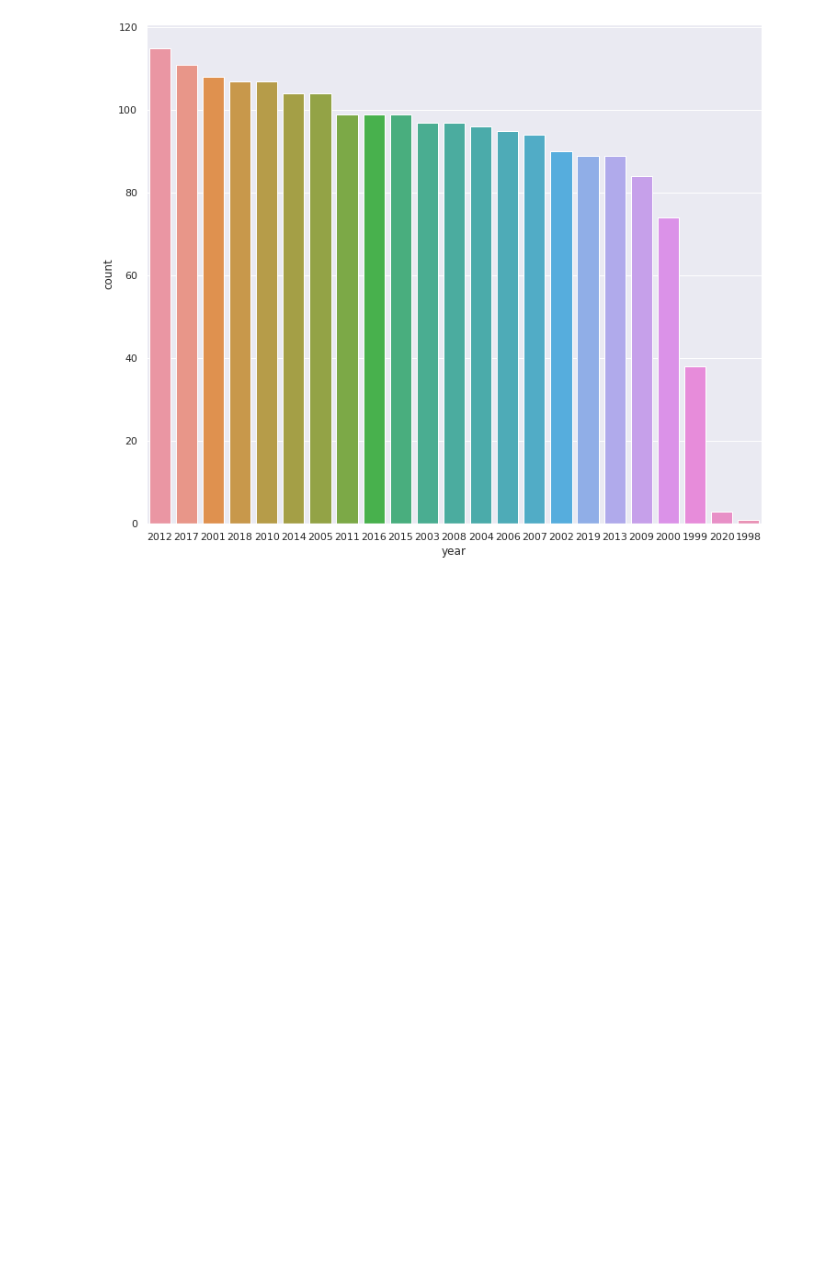
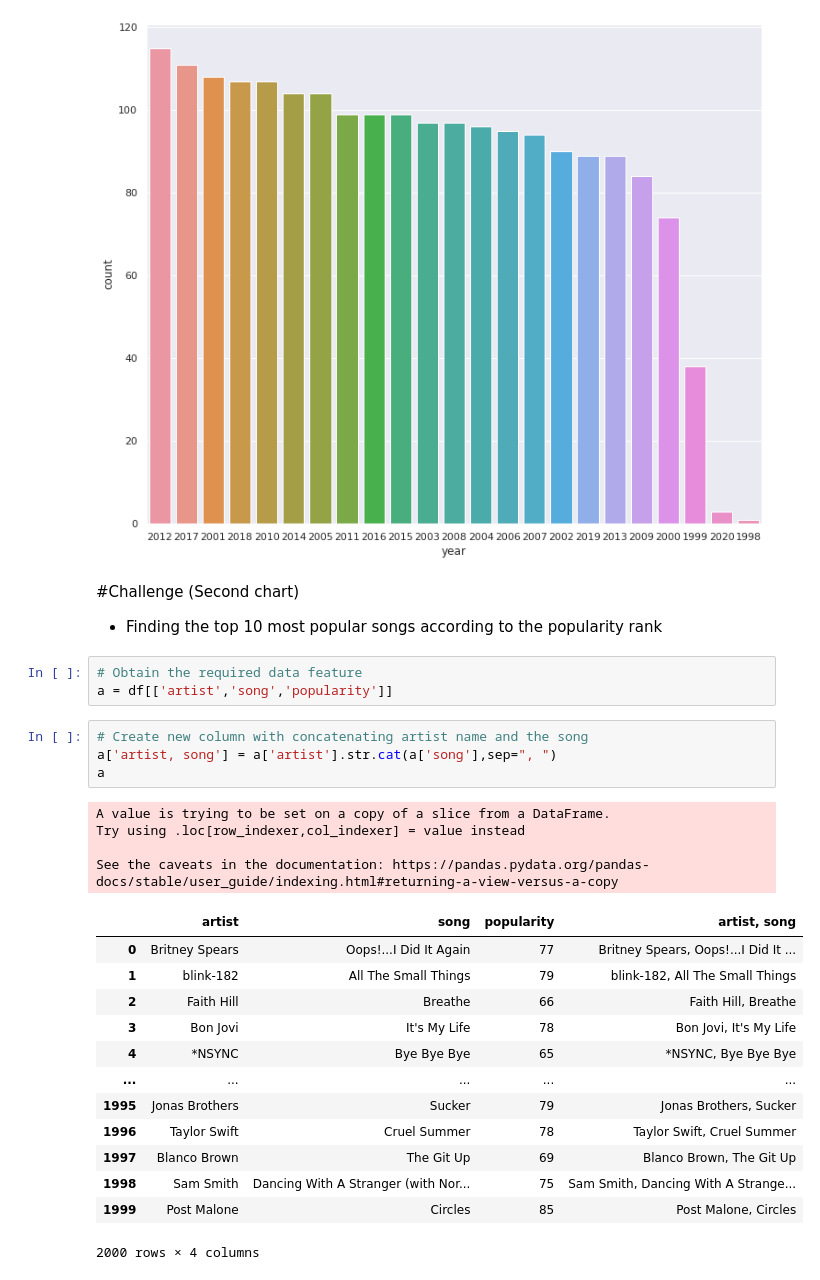
Before and after one commit to Mund99/DSUB_5.0, a Jupyter notebook: Day_6_Assignment.ipynb, the cells around one changed output. Drawn from its saved outputs; the diff is of its cells as text; blank space fills up the shorter version.

```diff
--- a/Day_6_Assignment.ipynb
+++ b/Day_6_Assignment.ipynb
@@ -223,3 +220,31 @@ sns.set(rc={'figure.figsize':(12,10)})
 ax = sns.countplot(data=df, x="year", order = df['year'].value_counts().index)
 # %% [output]
 [figure]
+# %% [markdown]
+#Challenge (Second chart)
+- Finding the top 10 most popular songs according to the popularity rank
+# %%
+# Obtain the required data feature
+a = df[['artist','song','popularity']]
+# %%
+# Create new column with concatenating artist name and the song
+a['artist, song'] = a['artist'].str.cat(a['song'],sep=", ")
+a
+# %% [output]
+A value is trying to be set on a copy of a slice from a DataFrame.
+Try using .loc[row_indexer,col_indexer] = value instead
+
+See the caveats in the documentation: https://pandas.pydata.org/pandas-docs/stable/user_guide/indexing.html#returning-a-view-versus-a-copy
+|  | artist | song | popularity | artist, song |
+| 0 | Britney Spears | Oops!...I Did It Again | 77 | Britney Spears, Oops!...I Did It ... |
+| 1 | blink-182 | All The Small Things | 79 | blink-182, All The Small Things |
+| 2 | Faith Hill | Breathe | 66 | Faith Hill, Breathe |
+| 3 | Bon Jovi | It's My Life | 78 | Bon Jovi, It's My Life |
+| 4 | *NSYNC | Bye Bye Bye | 65 | *NSYNC, Bye Bye Bye |
+| ... | ... | ... | ... | ... |
+| 1995 | Jonas Brothers | Sucker | 79 | Jonas Brothers, Sucker |
+| 1996 | Taylor Swift | Cruel Summer | 78 | Taylor Swift, Cruel Summer |
+| 1997 | Blanco Brown | The Git Up | 69 | Blanco Brown, The Git Up |
+| 1998 | Sam Smith | Dancing With A Stranger (with Nor... | 75 | Sam Smith, Dancing With A Strange... |
+| 1999 | Post Malone | Circles | 85 | Post Malone, Circles |
+2000 rows × 4 columns
```
Also changed, not shown: parts of 9 cells of this notebook.
